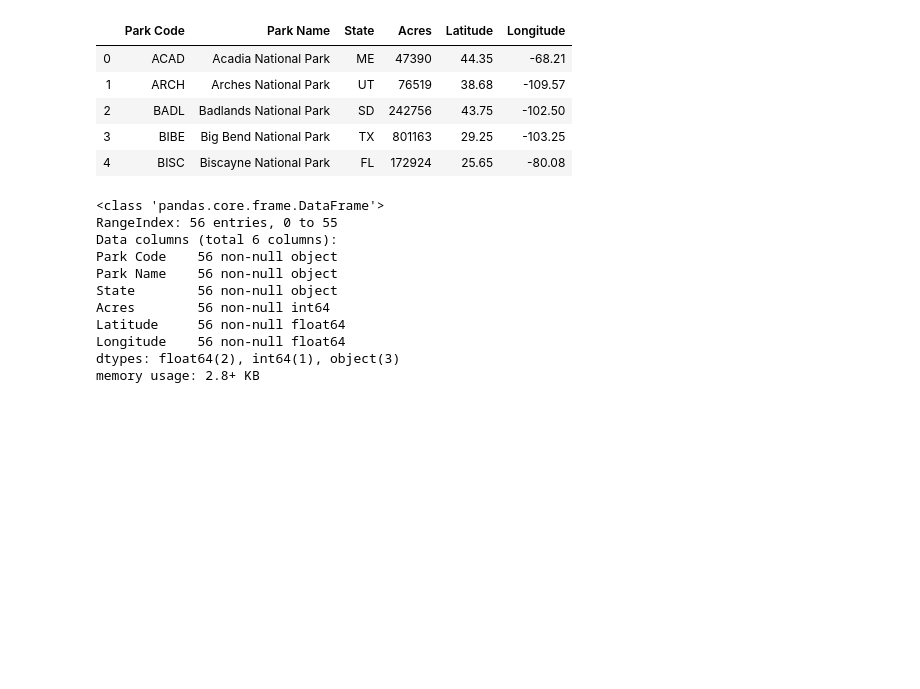
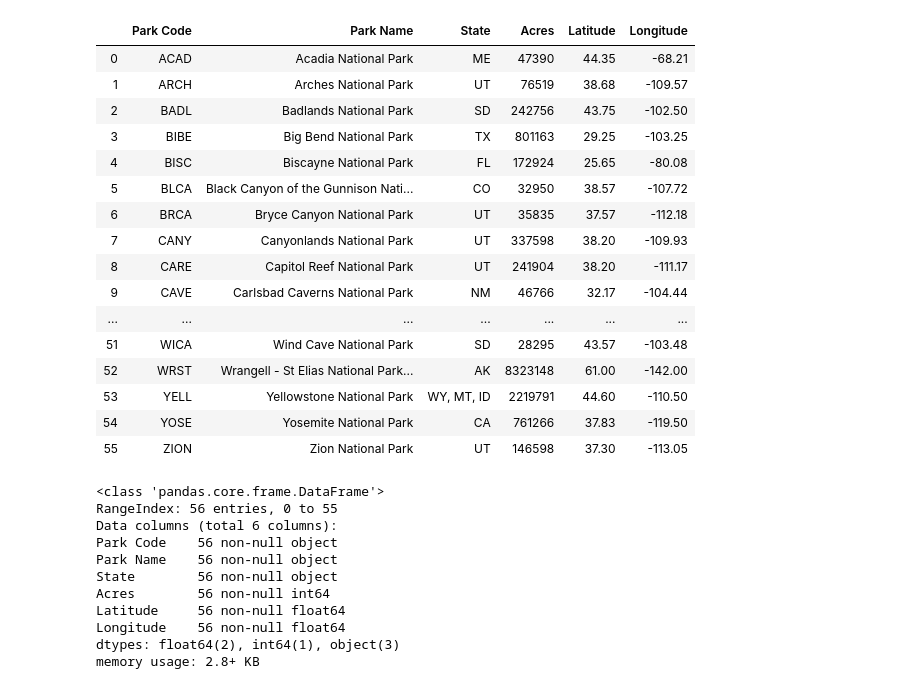
Before and after one commit to ThoaShook/project8, a Jupyter notebook: Park_Diversity.ipynb, the cells around one changed output. Cells and saved outputs as stored; diff of their text form; code cells hidden in the pictures; blank space fills up the shorter version.

```diff
--- a/Park_Diversity.ipynb
+++ b/Park_Diversity.ipynb
@@ -9,14 +9,25 @@ import warnings
 warnings.simplefilter("ignore")
 # %%
 df = pd.read_csv('parks.csv')
-df.head()
+df
 # %% [output]
 |  | Park Code | Park Name | State | Acres | Latitude | Longitude |
 | 0 | ACAD | Acadia National Park | ME | 47390 | 44.35 | -68.21 |
 | 1 | ARCH | Arches National Park | UT | 76519 | 38.68 | -109.57 |
 | 2 | BADL | Badlands National Park | SD | 242756 | 43.75 | -102.50 |
 | 3 | BIBE | Big Bend National Park | TX | 801163 | 29.25 | -103.25 |
 | 4 | BISC | Biscayne National Park | FL | 172924 | 25.65 | -80.08 |
+| 5 | BLCA | Black Canyon of the Gunnison Nati... | CO | 32950 | 38.57 | -107.72 |
+| 6 | BRCA | Bryce Canyon National Park | UT | 35835 | 37.57 | -112.18 |
+| 7 | CANY | Canyonlands National Park | UT | 337598 | 38.20 | -109.93 |
+| 8 | CARE | Capitol Reef National Park | UT | 241904 | 38.20 | -111.17 |
+| 9 | CAVE | Carlsbad Caverns National Park | NM | 46766 | 32.17 | -104.44 |
+| ... | ... | ... | ... | ... | ... | ... |
+| 51 | WICA | Wind Cave National Park | SD | 28295 | 43.57 | -103.48 |
+| 52 | WRST | Wrangell - St Elias National Park... | AK | 8323148 | 61.00 | -142.00 |
+| 53 | YELL | Yellowstone National Park | WY, MT, ID | 2219791 | 44.60 | -110.50 |
+| 54 | YOSE | Yosemite National Park | CA | 761266 | 37.83 | -119.50 |
+| 55 | ZION | Zion National Park | UT | 146598 | 37.30 | -113.05 |
 # %%
 df.info()
 # %% [output]
```
Also changed, not shown: parts of 2 cells of this notebook.
